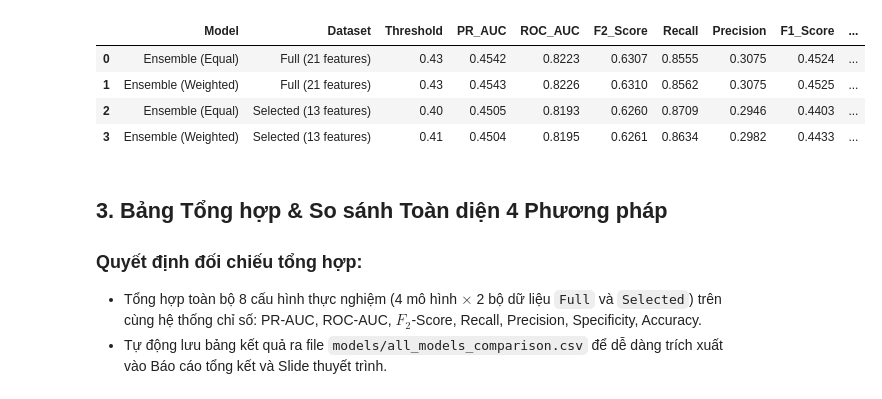
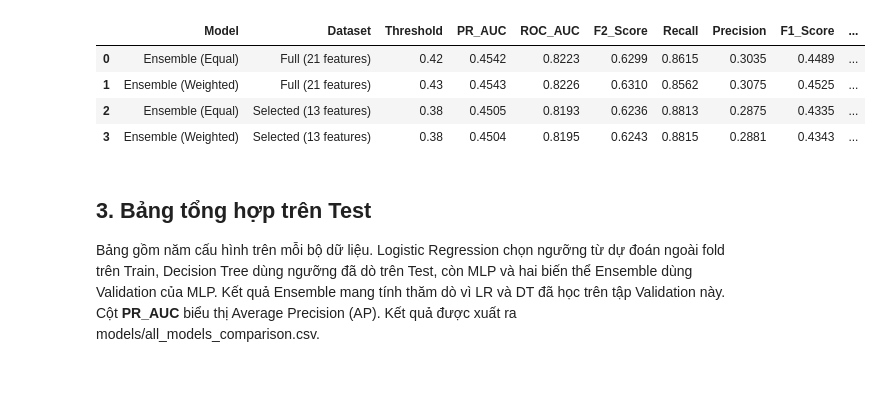
Before and after one commit to ncn2569/Machine_Learning_Project, a Jupyter notebook: notebooks/05_ensemble_and_evaluation.ipynb, the cells around one changed output. Drawn from its saved outputs; the diff is of its cells as text; code cells hidden in the pictures.

```diff
--- a/notebooks/05_ensemble_and_evaluation.ipynb
+++ b/notebooks/05_ensemble_and_evaluation.ipynb
@@ -74,45 +82,48 @@ Tỷ lệ lớp dương (Tiền tiểu đường + Tiểu đường): 0.1602
 # %%
 # --- FULL DATASET ---
-#Soft Voting
+# Equal Soft Voting
 p_ens_eq_full = (p_lr_full + p_dt_full + p_mlp_full) / 3.0
-th_eq_full, _ = find_best_threshold(y_test_full, p_ens_eq_full, beta=2.0)
+p_ens_eq_full_val = (p_lr_full_val + p_dt_full_val + p_mlp_full_val) / 3.0
+th_eq_full, _ = find_best_threshold(y_val_full, p_ens_eq_full_val, beta=2.0)
 res_eq_full = evaluate_model(y_test_full, p_ens_eq_full, threshold=th_eq_full,
                              model_name="Ensemble (Equal)", dataset_name="Full (21 features)")
 
-#Weighted Soft Voting (MLP 0.40, LogReg 0.35, DT 0.25)
+# Weighted Soft Voting (MLP 0.40, LogReg 0.35, DT 0.25)
 p_ens_w_full = 0.35 * p_lr_full + 0.25 * p_dt_full + 0.40 * p_mlp_full
-th_w_full, _ = find_best_threshold(y_test_full, p_ens_w_full, beta=2.0)
+p_ens_w_full_val = 0.35 * p_lr_full_val + 0.25 * p_dt_full_val + 0.40 * p_mlp_full_val
+th_w_full, _ = find_best_threshold(y_val_full, p_ens_w_full_val, beta=2.0)
 res_w_full = evaluate_model(y_test_full, p_ens_w_full, threshold=th_w_full,
                             model_name="Ensemble (Weighted)", dataset_name="Full (21 features)")
 
 # --- SELECTED DATASET ---
 # Equal Soft Voting
 p_ens_eq_sel = (p_lr_sel + p_dt_sel + p_mlp_sel) / 3.0
-th_eq_sel, _ = find_best_threshold(y_test_sel, p_ens_eq_sel, beta=2.0)
+p_ens_eq_sel_val = (p_lr_sel_val + p_dt_sel_val + p_mlp_sel_val) / 3.0
+th_eq_sel, _ = find_best_threshold(y_val_sel, p_ens_eq_sel_val, beta=2.0)
 res_eq_sel = evaluate_model(y_test_sel, p_ens_eq_sel, threshold=th_eq_sel,
                             model_name="Ensemble (Equal)", dataset_name="Selected (13 features)")
 
 # Weighted Soft Voting
 p_ens_w_sel = 0.35 * p_lr_sel + 0.25 * p_dt_sel + 0.40 * p_mlp_sel
-th_w_sel, _ = find_best_threshold(y_test_sel, p_ens_w_sel, beta=2.0)
+p_ens_w_sel_val = 0.35 * p_lr_sel_val + 0.25 * p_dt_sel_val + 0.40 * p_mlp_sel_val
+th_w_sel, _ = find_best_threshold(y_val_sel, p_ens_w_sel_val, beta=2.0)
 res_w_sel = evaluate_model(y_test_sel, p_ens_w_sel, threshold=th_w_sel,
                            model_name="Ensemble (Weighted)", dataset_name="Selected (13 features)")
 
 # Lưu xác suất dự đoán của mô hình Ensemble có trọng số
 np.save(MODELS_DIR / "y_prob_ensemble_full.npy", p_ens_w_full)
 np.save(MODELS_DIR / "y_prob_ensemble_selected.npy", p_ens_w_sel)
 
 df_ensemble_res = pd.DataFrame([res_eq_full, res_w_full, res_eq_sel, res_w_sel])
 display(df_ensemble_res)
 # %% [output]
 |  | Model | Dataset | Threshold | PR_AUC | ROC_AUC | F2_Score | Recall | Precision | F1_Score | ... |
-| 0 | Ensemble (Equal) | Full (21 features) | 0.43 | 0.4542 | 0.8223 | 0.6307 | 0.8555 | 0.3075 | 0.4524 | ... |
+| 0 | Ensemble (Equal) | Full (21 features) | 0.42 | 0.4542 | 0.8223 | 0.6299 | 0.8615 | 0.3035 | 0.4489 | ... |
 | 1 | Ensemble (Weighted) | Full (21 features) | 0.43 | 0.4543 | 0.8226 | 0.6310 | 0.8562 | 0.3075 | 0.4525 | ... |
-| 2 | Ensemble (Equal) | Selected (13 features) | 0.40 | 0.4505 | 0.8193 | 0.6260 | 0.8709 | 0.2946 | 0.4403 | ... |
-| 3 | Ensemble (Weighted) | Selected (13 features) | 0.41 | 0.4504 | 0.8195 | 0.6261 | 0.8634 | 0.2982 | 0.4433 | ... |
+| 2 | Ensemble (Equal) | Selected (13 features) | 0.38 | 0.4505 | 0.8193 | 0.6236 | 0.8813 | 0.2875 | 0.4335 | ... |
+| 3 | Ensemble (Weighted) | Selected (13 features) | 0.38 | 0.4504 | 0.8195 | 0.6243 | 0.8815 | 0.2881 | 0.4343 | ... |
 # %% [markdown]
-## 3. Bảng Tổng hợp & So sánh Toàn diện 4 Phương pháp
-### Quyết định đối chiếu tổng hợp:
-- Tổng hợp toàn bộ 8 cấu hình thực nghiệm (4 mô hình $\times$ 2 bộ dữ liệu `Full` và `Selected`) trên cùng hệ thống chỉ số: PR-AUC, ROC-AUC, $F_2$-Score, Recall, Precision, Specificity, Accuracy.
-- Tự động lưu bảng kết quả ra file `models/all_models_comparison.csv` để dễ dàng trích xuất vào Báo cáo tổng kết và Slide thuyết trình.
+## 3. Bảng tổng hợp trên Test
+
+Bảng gồm năm cấu hình trên mỗi bộ dữ liệu. Logistic Regression chọn ngưỡng từ dự đoán ngoài fold trên Train, Decision Tree dùng ngưỡng đã dò trên Test, còn MLP và hai biến thể Ensemble dùng Validation của MLP. Kết quả Ensemble mang tính thăm dò vì LR và DT đã học trên tập Validation này. Cột **PR_AUC** biểu thị Average Precision (AP). Kết quả được xuất ra models/all_models_comparison.csv.
 # %%
```
Also changed, not shown: parts of 19 cells of this notebook, 2 other files.
